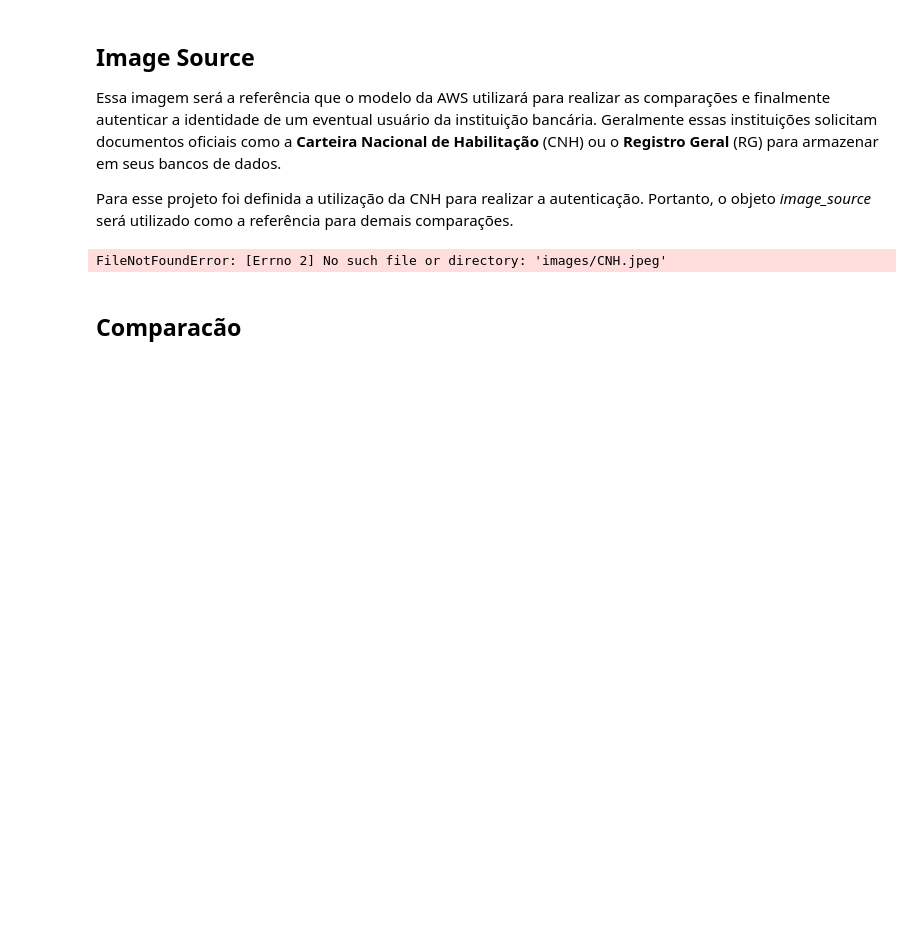
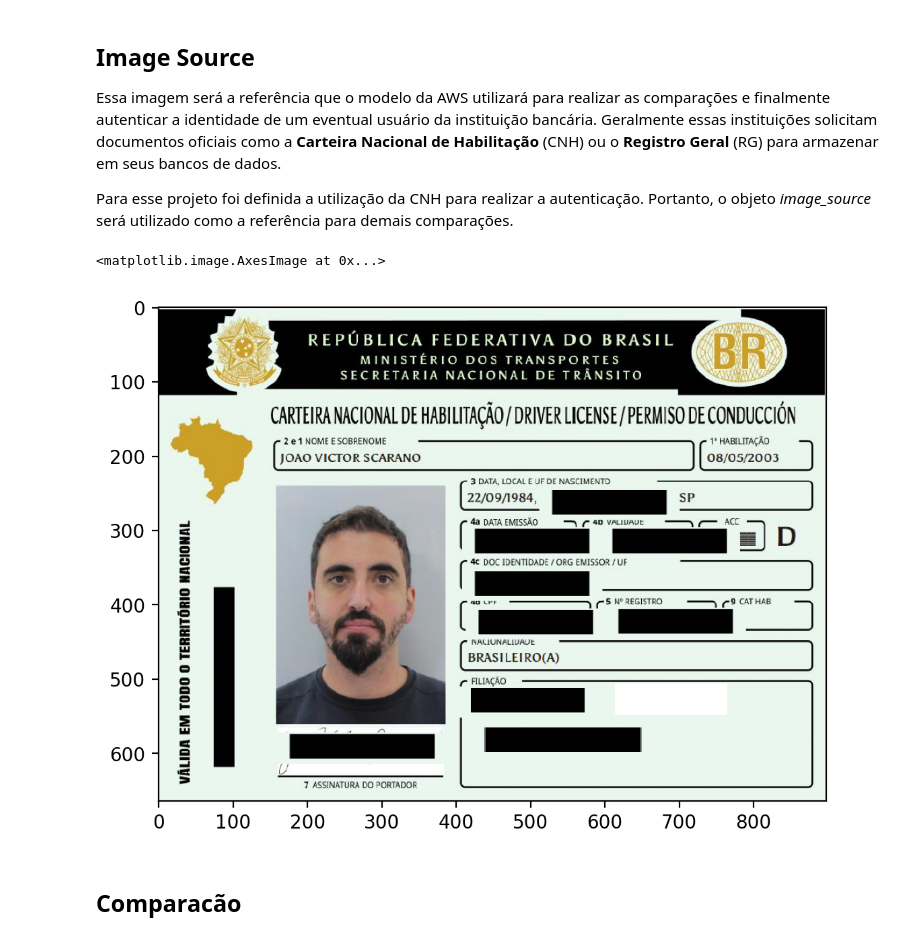
Before and after one commit to JVSCARANO/FIAP-6D-CongnitiveEnviroments, a Jupyter notebook: Projeto.ipynb, the cells around one changed output. Saved outputs shown, nothing was run; the diff lists cells and outputs as text; code cells hidden in the pictures; blank space fills up the shorter version.

```diff
--- a/Projeto.ipynb
+++ b/Projeto.ipynb
@@ -98,7 +109,8 @@ pessoa4 = "images/Pessoa4.jpeg"
 contaCerta = "images/ContaCerta.jpeg"
 contaErrada = "images/ContaErrada.jpeg"
 # %%
-foto_paths = [CNH,pessoa1,pessoa2,pessoa3,pessoa4]
+cnh_path = [CNH]
+foto_paths = [pessoa1,pessoa2,pessoa3,pessoa4]
 billing_paths = [contaCerta,contaErrada]
 # %% [markdown]
 ## Checagem e validação das imagens
@@ -415,11 +425,11 @@ Essa imagem será a referência que o modelo da AWS utilizará para realizar as
 
 Para esse projeto foi definida a utilização da CNH para realizar a autenticação. Portanto, o objeto *image_source* será utilizado como a referência para demais comparações.
 # %%
-file_name_source = "images/CNH.jpeg"
-image_source = mpimg.imread(file_name_source)
+image_source = mpimg.imread(cnh_path[0])
 plt.imshow(image_source)
 # %% [output]
-FileNotFoundError: [Errno 2] No such file or directory: 'images/CNH.jpeg'
+<matplotlib.image.AxesImage at 0x...>
+[figure, added]
 # %% [markdown]
 ## Comparacão
 # %% [markdown]
```
Also changed, not shown: parts of 12 cells of this notebook, 1 other file.
